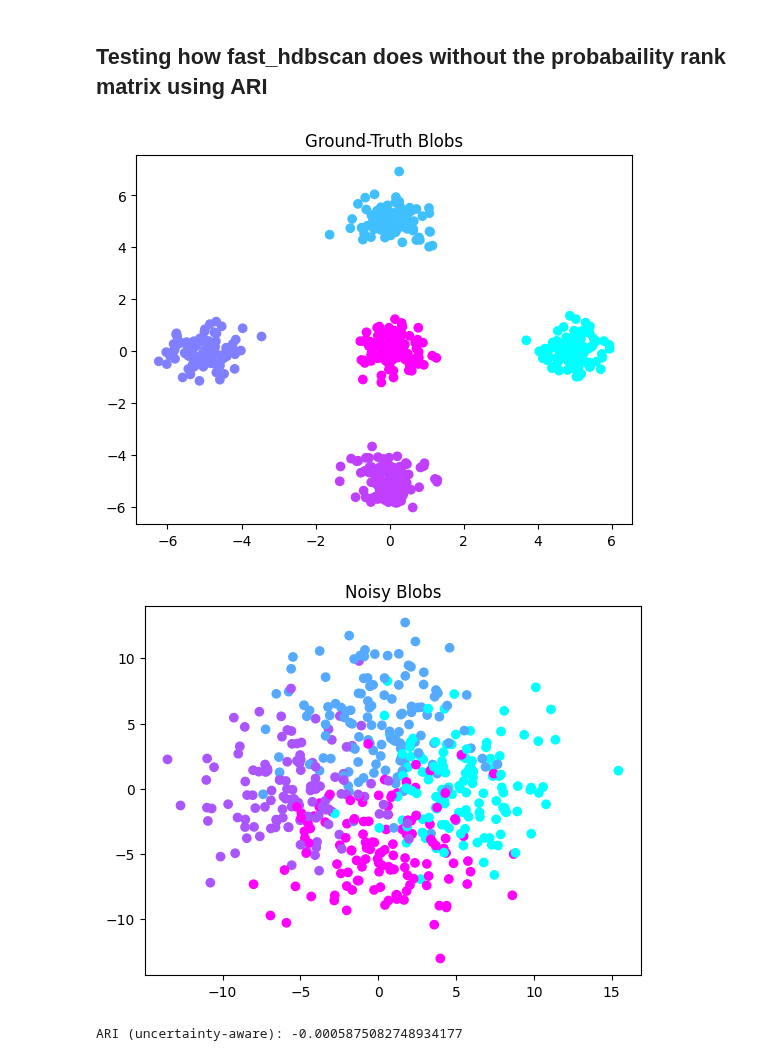
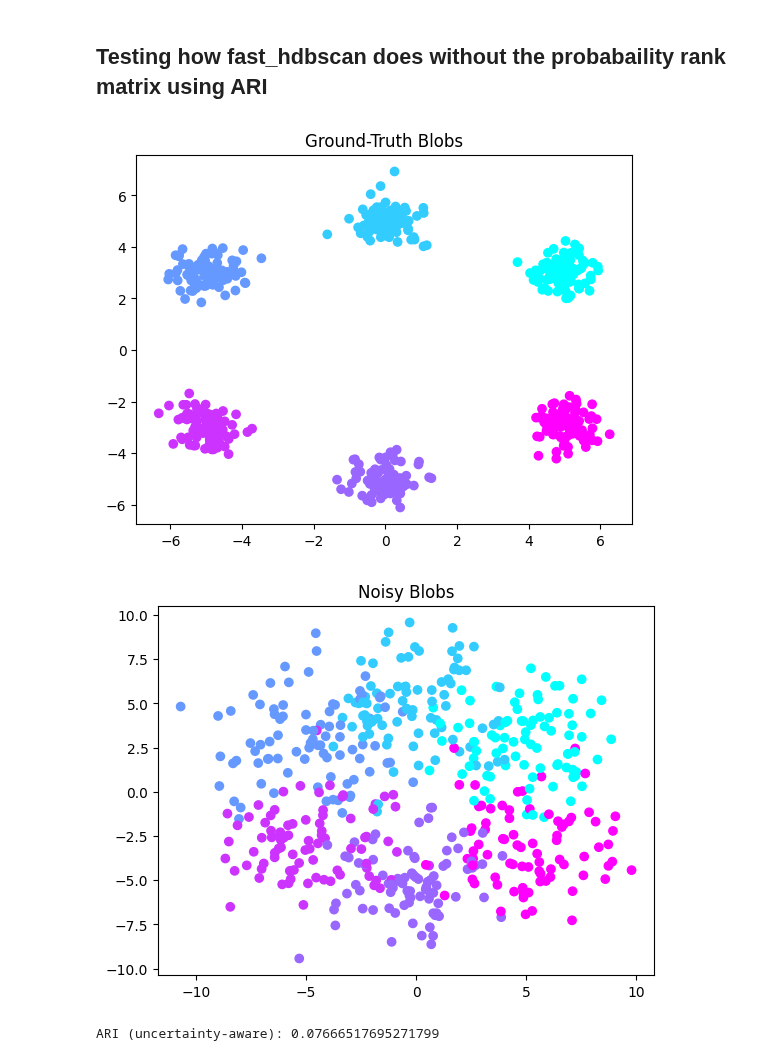
Before and after one commit to RobinB1lo/New-HDBSCAN, a Jupyter notebook: trials/fast_hdbscan.ipynb, the cells around one changed output. Drawn from its saved outputs; the diff is of its cells as text; code cells hidden in the pictures.

```diff
--- a/trials/fast_hdbscan.ipynb
+++ b/trials/fast_hdbscan.ipynb
@@ -6,7 +6,7 @@ import matplotlib.pyplot as plt
 
 X, true_labels = make_blobs(
     n_samples = 500,
-    centers = [(5, 0), (0, 5), (-5, 0), (0, -5), (0, 0)],
+    centers = [(5, 3), (0, 5), (-5, 3), (0, -5), (-5, -3), (5, -3)],
     cluster_std = 0.5,
     random_state = 42
 )
@@ -15,20 +15,20 @@ plt.scatter(X[:,0], X[:,1], c=true_labels, cmap="cool")
 plt.title("Ground-Truth Blobs")
 plt.show()
 # %% [output]
-[figure, old version]
+[figure, new version]
 # %%
 from fast_hdbscan import HDBSCAN
 from sklearn.metrics import adjusted_rand_score
 import numpy as np
 
-std = 3.0
+std = 2.0
 X_obs = X + np.random.normal(scale=std, size=X.shape)
 
 plt.scatter(X_obs[:,0], X_obs[:,1], c=true_labels, cmap="cool")
 plt.title("Noisy Blobs")
 plt.show()
 # %% [output]
-[figure, old version]
+[figure, new version]
 # %%
 k = 5
 
@@ -42,4 +42,4 @@ pred_labels = clusterer.fit_predict(X_obs)
 ari = adjusted_rand_score(labels_true=true_labels, labels_pred=pred_labels)
 print("ARI (uncertainty-aware):", ari)
 # %% [output]
-ARI (uncertainty-aware): -0.0005875082748934177
+ARI (uncertainty-aware): 0.07666517695271799
```
Also changed, not shown: 3 other files.
